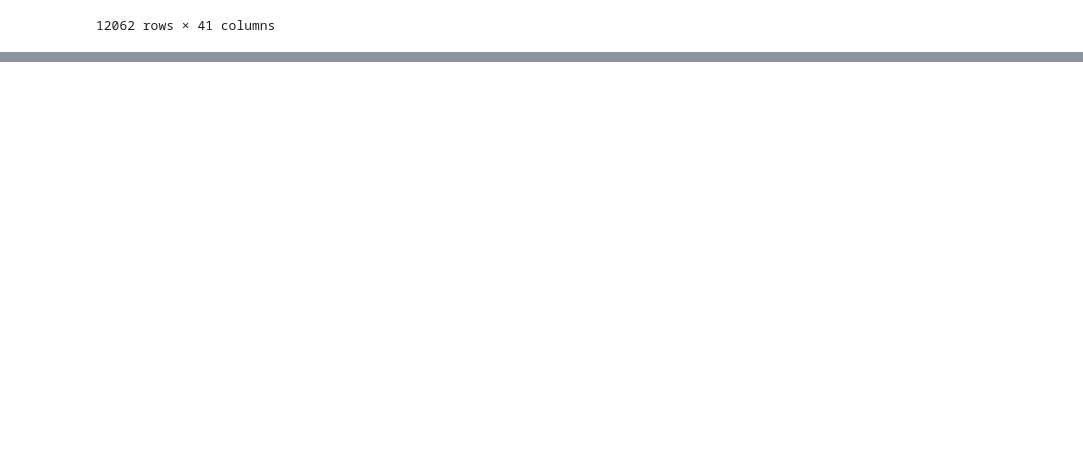
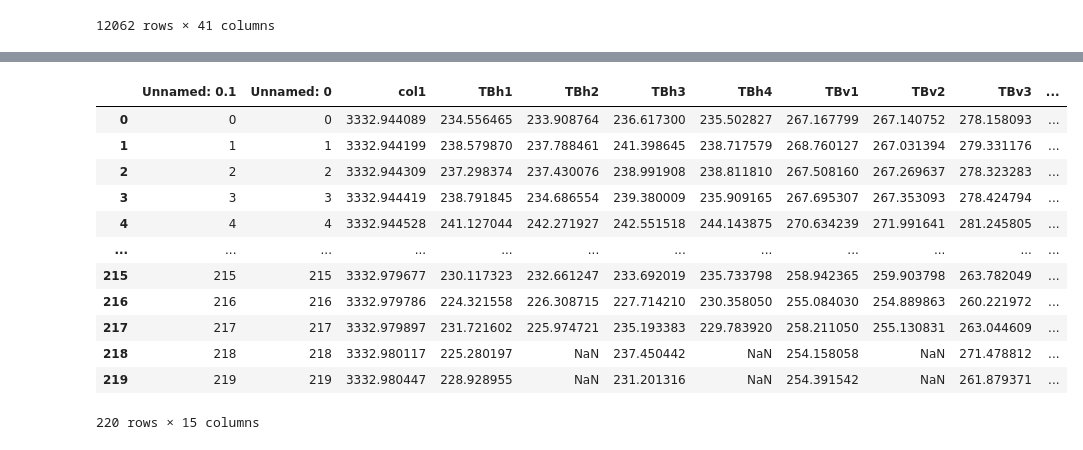
Before and after one commit to linton2000/Autonomous-Soil-Moisture-Mapping, a Jupyter notebook: yanco-oval_visualisation.ipynb, the cells around one changed output, grey strips where cells are left out. Drawn from its saved outputs; the diff is of its cells as text; code cells hidden in the pictures; blank space fills up the shorter version.

```diff
--- a/yanco-oval_visualisation.ipynb
+++ b/yanco-oval_visualisation.ipynb
@@ -40,0 +39,17 @@ yancoDf.to_csv('combined_yanco.csv')
+# %%
+ovalDf = pd.read_csv('combined_oval.csv')
+ovalDf
+# %% [output]
+|  | Unnamed: 0.1 | Unnamed: 0 | col1 | TBh1 | TBh2 | TBh3 | TBh4 | TBv1 | TBv2 | TBv3 | ... |
+| 0 | 0 | 0 | 3332.944089 | 234.556465 | 233.908764 | 236.617300 | 235.502827 | 267.167799 | 267.140752 | 278.158093 | ... |
+| 1 | 1 | 1 | 3332.944199 | 238.579870 | 237.788461 | 241.398645 | 238.717579 | 268.760127 | 267.031394 | 279.331176 | ... |
+| 2 | 2 | 2 | 3332.944309 | 237.298374 | 237.430076 | 238.991908 | 238.811810 | 267.508160 | 267.269637 | 278.323283 | ... |
+| 3 | 3 | 3 | 3332.944419 | 238.791845 | 234.686554 | 239.380009 | 235.909165 | 267.695307 | 267.353093 | 278.424794 | ... |
+| 4 | 4 | 4 | 3332.944528 | 241.127044 | 242.271927 | 242.551518 | 244.143875 | 270.634239 | 271.991641 | 281.245805 | ... |
+| ... | ... | ... | ... | ... | ... | ... | ... | ... | ... | ... | ... |
+| 215 | 215 | 215 | 3332.979677 | 230.117323 | 232.661247 | 233.692019 | 235.733798 | 258.942365 | 259.903798 | 263.782049 | ... |
+| 216 | 216 | 216 | 3332.979786 | 224.321558 | 226.308715 | 227.714210 | 230.358050 | 255.084030 | 254.889863 | 260.221972 | ... |
+| 217 | 217 | 217 | 3332.979897 | 231.721602 | 225.974721 | 235.193383 | 229.783920 | 258.211050 | 255.130831 | 263.044609 | ... |
+| 218 | 218 | 218 | 3332.980117 | 225.280197 | NaN | 237.450442 | NaN | 254.158058 | NaN | 271.478812 | ... |
+| 219 | 219 | 219 | 3332.980447 | 228.928955 | NaN | 231.201316 | NaN | 254.391542 | NaN | 261.879371 | ... |
+220 rows × 15 columns
```
Also changed, not shown: parts of 5 cells of this notebook, 2 other files.
